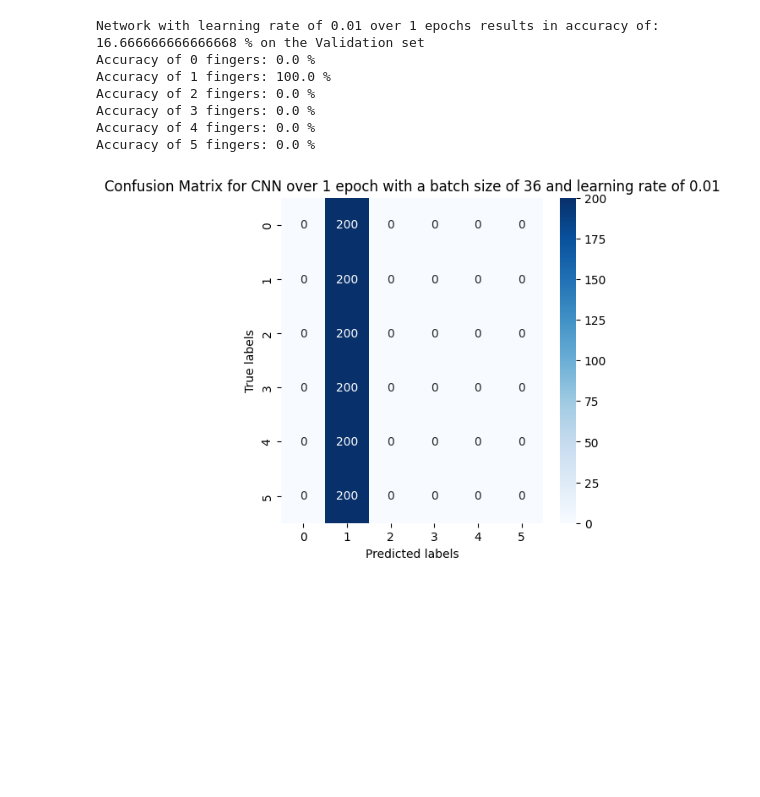
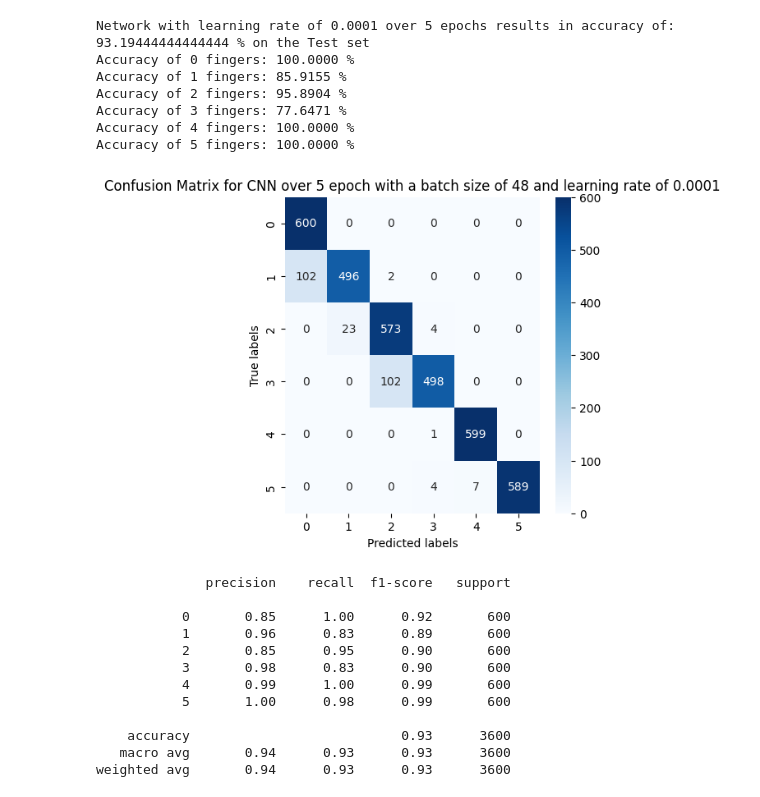
Before and after one commit to uol-feps-soc-comp3931-2324-classroom/final-year-project-reneilfuna, a Jupyter notebook: Test_book.ipynb, the cells around one changed output. Saved outputs shown, nothing was run; the diff lists cells and outputs as text; code cells hidden in the pictures; blank space fills up the shorter version.

Commit message:
Implemented K-fold cross validation and classification report

```diff
--- a/Test_book.ipynb
+++ b/Test_book.ipynb
@@ -141,4 +145,11 @@ n_epochs = 1 # Determines how many times the training process loops
 # %%
+# Hyper parameters
+n_classes = 6 # Model classifications (number of fingers)
+
+batch_s = 48 # Determines how many times the model steps through (2000, 1000, 500)
+n_epochs = 5 # Determines how many times the training process loops
+learning_rate = 0.0001 # Determines how much the model changes during training
+mom = 0.9
 # Training set consists of 18,000 images
 temp_trainset = Fingers('./data/train/*.png')
 temp_trainloader = DataLoader(temp_trainset, batch_size=batch_s, shuffle=False)
@@ -153,11 +164,10 @@ for images, _ in temp_trainloader:
 mean_value /= total_images
 std_value /= total_images
 
-print(mean_value, std_value)
+# print(mean_value, std_value)
 
 # Mean, Std = tensor(63.7155) tensor(39.9851)
 training = transforms.Compose([
-    transforms.Grayscale(num_output_channels=1),
     transforms.RandomRotation(degrees=30),              # Random rotation up to 30 degrees
     transforms.RandomHorizontalFlip(p=0.5),             # Random horizontal flip with 50% probability
     transforms.ColorJitter(brightness=0.2,               # Random color jittering
@@ -171,10 +181,17 @@ training = transforms.Compose([
     transforms.Normalize(mean=mean_value, std=std_value)
 ])
 
-preprocess = transforms.Compose([
+validation = transforms.Compose([
     transforms.Grayscale(num_output_channels=1),
-    transforms.Resize((128, 128)),
+    transforms.RandomRotation(degrees=30),
+    transforms.RandomHorizontalFlip(p=0.5),
+    transforms.RandomResizedCrop(size=(128, 128),
+                                  scale=(0.8, 1.0),
+                                  ratio=(0.75, 1.333)),
     transforms.ToTensor(),
     transforms.Normalize(mean=mean_value, std=std_value)
     ])
+
+k_folds = 5
+kf = KFold(n_splits=k_folds)
 # %% [output]
@@ -182,22 +199,20 @@ tensor(63.7154) tensor(39.9834)
 # %%
 # Fingers dataset consists of 21600 128x128 black & white images of left/right hands
 # Each image then providing a 1x128x128 dimensional tensor
+
+# Device config
+device = torch.device('cuda' if torch.cuda.is_available() else 'cpu')
 
 # Training set consists of 18,000 images
 train_dataset = Fingers('./data/train/*.png', transform=training)
 # Test set consists of 2,600 images
 test_dataset = Fingers('./data/test/*.png', transform=training)
 # Validation set consists of 1,230 images
-validation_dataset = Digits('./data/validation/*.JPG', transform=training)
+validation_dataset = Digits('./data/validation/*.JPG', transform=validation)
 
-train_loader = DataLoader(train_dataset, batch_size=batch_s, shuffle=True)
+# train_loader = DataLoader(train_dataset, batch_size=batch_s, shuffle=True)
 test_loader = DataLoader(test_dataset, batch_size=batch_s, shuffle=False)
-val_loader = DataLoader(validation_dataset, batch_size=batch_s, shuffle=False)
+# val_loader = DataLoader(validation_dataset, batch_size=batch_s, shuffle=True)
 
 classes = ('0', '1', '2', '3', '4', '5')
-
-model = ConvNet().to(device)
-
-criterion = nn.CrossEntropyLoss()
-optimiser = torch.optim.SGD(model.parameters(), lr=learning_rate)
 # %%
@@ -256,7 +313,7 @@ with torch.no_grad(): # Don't need backward propagation and gradient calculation
     n_samples = 0
     n_class_correct = [0 for i in range(6)]
     n_class_samples = [0 for i in range(6)]
-    for images, labels in val_loader:
+    for images, labels in test_loader:
         images = images.to(device)
         labels = labels.to(device)
         outputs = model(images)
@@ -269,40 +326,55 @@ with torch.no_grad(): # Don't need backward propagation and gradient calculation
         n_samples += labels.size(0)
         n_correct += (predicted == labels).sum().item()
 
         for i in range(6):
             label = labels[i]
             pred = predicted[i]
             if (label == pred):
                 n_class_correct[label] += 1
             n_class_samples[label] += 1
 
 all_predictions = np.array(all_predictions)
 all_labels = np.array(all_labels)
 confusion_m = confusion_matrix(all_labels, all_predictions)
 
 accuracy = 100.0 * n_correct / n_samples
-print(f'Network with learning rate of {learning_rate} over {n_epochs} epochs results in accuracy of: {accuracy} % on the Validation set')
+print(f'Network with learning rate of {learning_rate} over {n_epochs} epochs results in accuracy of: {accuracy} % on the Test set')
 
 for i in range(n_classes):
     if n_class_samples[i] != 0:
         accuracy = 100.0 * n_class_correct[i] / n_class_samples[i]
     else:
         accuracy = 'NaN'
 
-    print(f'Accuracy of {classes[i]} fingers: {accuracy} %')
+    print(f'Accuracy of {classes[i]} fingers: {accuracy:.4f} %')
 
 plt.figure(figsize=(5, 5))
 sns.heatmap(confusion_m, annot=True, fmt='d', cmap='Blues', xticklabels=classes, yticklabels=classes)
 plt.xlabel('Predicted labels')
 plt.ylabel('True labels')
 plt.title(f'Confusion Matrix for CNN over {n_epochs} epoch with a batch size of {batch_s} and learning rate of {learning_rate}')
 plt.show()
+
+classification_rep = classification_report(all_labels, all_predictions)
+print(classification_rep)
 # %% [output]
-Network with learning rate of 0.01 over 1 epochs results in accuracy of: 16.666666666666668 % on the Validation set
-Accuracy of 0 fingers: 0.0 %
-Accuracy of 1 fingers: 100.0 %
-Accuracy of 2 fingers: 0.0 %
-Accuracy of 3 fingers: 0.0 %
-Accuracy of 4 fingers: 0.0 %
-Accuracy of 5 fingers: 0.0 %
+Network with learning rate of 0.0001 over 5 epochs results in accuracy of: 93.19444444444444 % on the Test set
+Accuracy of 0 fingers: 100.0000 %
+Accuracy of 1 fingers: 85.9155 %
+Accuracy of 2 fingers: 95.8904 %
+Accuracy of 3 fingers: 77.6471 %
+Accuracy of 4 fingers: 100.0000 %
+Accuracy of 5 fingers: 100.0000 %
-[figure, old version]
+[figure, new version]
+              precision    recall  f1-score   support
+
+           0       0.85      1.00      0.92       600
+           1       0.96      0.83      0.89       600
+           2       0.85      0.95      0.90       600
+           3       0.98      0.83      0.90       600
+           4       0.99      1.00      0.99       600
+           5       1.00      0.98      0.99       600
+
+    accuracy                           0.93      3600
+   macro avg       0.94      0.93      0.93      3600
+weighted avg       0.94      0.93      0.93      3600
```
Also changed, not shown: parts of 5 cells of this notebook.
